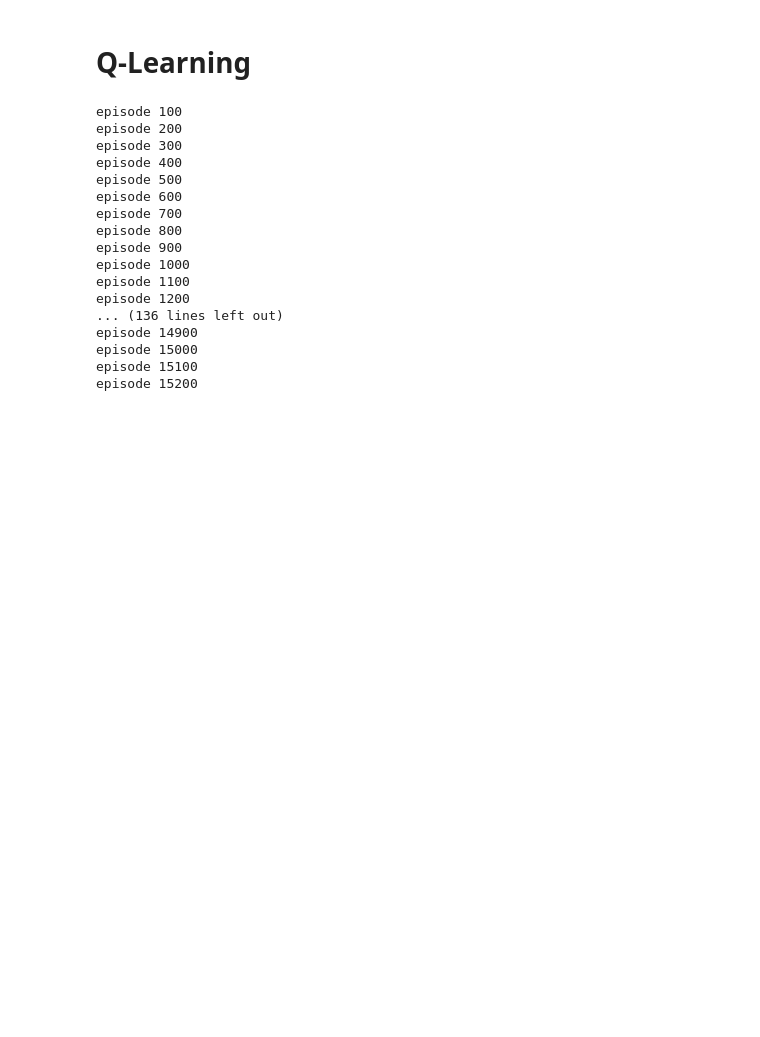
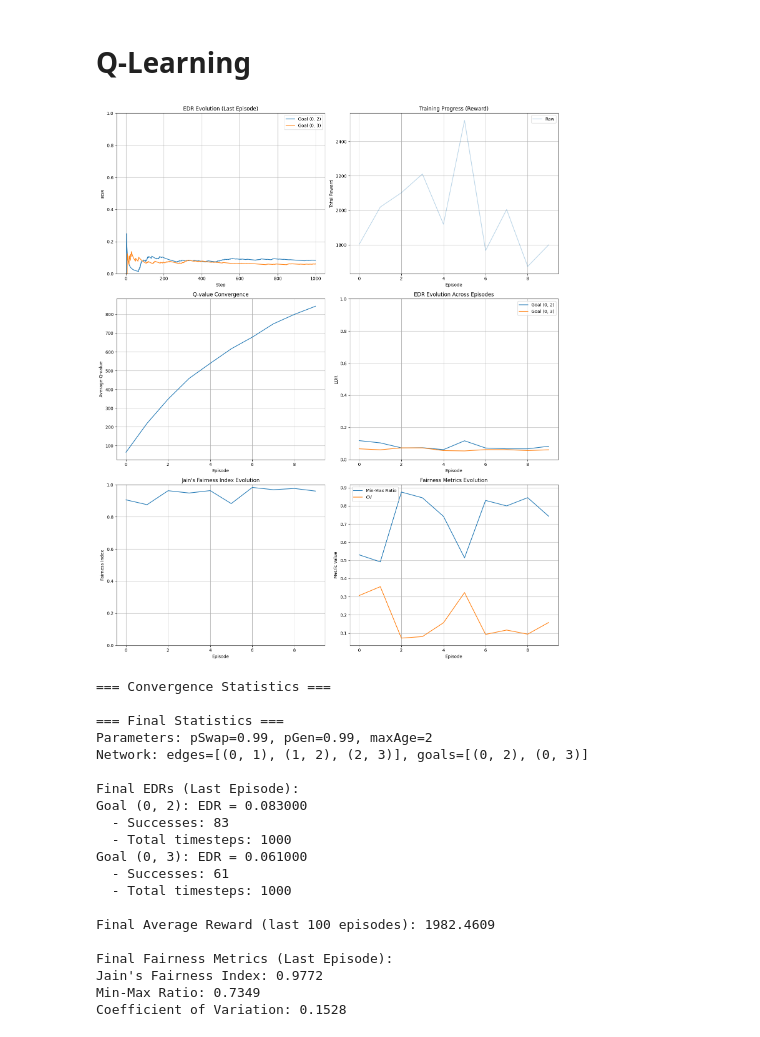
Before and after one commit to Berat03/quantumScheduling, a Jupyter notebook: new/extendedQLearningPolicy.ipynb, the cells around one changed output. Drawn from its saved outputs; the diff is of its cells as text; code cells hidden in the pictures; blank space fills up the shorter version.

```diff
--- a/new/extendedQLearningPolicy.ipynb
+++ b/new/extendedQLearningPolicy.ipynb
@@ -230,14 +230,14 @@ def getImmediateReward(achieved_goals, goal_success_counts, total_timesteps):
             num_edges = abs(end - start)
             instant_rate = pSwap ** (num_edges - 1)
 
-            edr = max(0.0001, goal_success_counts[goal_edge] / max(1, total_timesteps))
+            #edr = max(0.0001, goal_success_counts[goal_edge] / max(1, total_timesteps))
+            edr = goal_success_counts[goal_edge] / max(1, total_timesteps) + 0.001
 
             if instant_rate > 0 and edr > 0:
                 total_reward += instant_rate / edr
     return total_reward
 
 def calculate_fairness_metrics(edrs):
-    """Calculate various fairness metrics for the given EDRs"""
     if not edrs:
         return 0, 0, 0
 
@@ -261,18 +261,17 @@ def calculate_fairness_metrics(edrs):
     return jains_index, min_max_ratio, cv
 
 class QuantumNetworkQLearning:
-    def __init__(self, edges, goalEdges, all_transitions, pSwap, pGen, maxAge):
+    def __init__(self, edges, goalEdges, all_transitions, pSwap, pGen, maxAge, alpha, gamma, epsilon):
         self.edges = edges
         self.goalEdges = goalEdges
         self.all_transitions = all_transitions
         self.pSwap = pSwap
         self.pGen = pGen
         self.maxAge = maxAge
-
         # Q-learning parameters
-        self.alpha = 0.1
-        self.gamma = 0.98
-        self.epsilon = 0.3
+        self.alpha = alpha
+        self.gamma = gamma
+        self.epsilon = epsilon
 
         # Initialize Q-table using your transition structure
         self.Q = defaultdict(lambda: defaultdict(float))
@@ -498,11 +497,22 @@ class QuantumNetworkQLearning:
                 print(f"CV: {np.mean(self.fairness_history['cv'][-window:]):.4f}")
 
 # Example usage
-edges = [(0, 1), (1, 2), (2, 3), (3,4)]
-goalEdges = [(0, 2), (1, 4)]
+edges = [(0, 1), (1, 2), (2, 3), (3,4), (3, 5)]
+goalEdges = [(0, 4), (4, 5)]
 pSwap = 0.8
 pGen = 0.8
 maxAge = 2
+alpha = 0.3
+gamma = 0.99
+epsilon = 0.2 # DEcay?
+
+
+edges = [(0, 1), (1, 2), (2, 3)]
+goalEdges = [(0, 2), (0, 3)]
+pSwap = 0.99
+pGen = 0.99
+maxAge = 2
+
 
 # First generate all transitions using your existing code
 all_transitions = generateAllStateTransitions(edges, goalEdges, pSwap, pGen, maxAge)
@@ -513,49 +523,56 @@ agent = QuantumNetworkQLearning(
     goalEdges=goalEdges,
     all_transitions=all_transitions,
     pSwap=pSwap,
     pGen=pGen,
-    maxAge=maxAge
+    maxAge=maxAge,
+    alpha = alpha,
+    gamma = gamma,
+    epsilon = epsilon
 )
-agent.train(num_episodes=100000, max_steps=3000)
+agent.train(num_episodes=10, max_steps=1000)
 agent.plot_results()
 
 # Print final statistics
 print("\n=== Final Statistics ===")
 print(f"Parameters: pSwap={pSwap}, pGen={pGen}, maxAge={maxAge}")
 print(f"Network: edges={edges}, goals={goalEdges}")
 
 print("\nFinal EDRs (Last Episode):")
 total_timesteps = len(next(iter(agent.edr_history.values())))
 for goal in agent.goalEdges:
     final_edr = agent.goal_success_counts[goal] / total_timesteps
     print(f"Goal {goal}: EDR = {final_edr:.6f}")
     print(f"  - Successes: {agent.goal_success_counts[goal]}")
     print(f"  - Total timesteps: {total_timesteps}")
 
 print(f"\nFinal Average Reward (last 100 episodes): {np.mean(agent.reward_history[-100:]):.4f}")
 
 # Print final fairness metrics
 final_edrs = {goal: agent.goal_success_counts[goal] / total_timesteps for goal in agent.goalEdges}
 jains, minmax, cv = calculate_fairness_metrics(final_edrs)
 print("\nFinal Fairness Metrics (Last Episode):")
 print(f"Jain's Fairness Index: {jains:.4f}")
 print(f"Min-Max Ratio: {minmax:.4f}")
 print(f"Coefficient of Variation: {cv:.4f}")
 # %% [output]
+[figure, added]
-episode 100
-episode 200
-episode 300
-episode 400
-episode 500
-episode 600
-episode 700
-episode 800
-episode 900
-episode 1000
-episode 1100
-episode 1200
-... (136 lines left out)
-episode 14900
-episode 15000
-episode 15100
-episode 15200
+=== Convergence Statistics ===
+
+=== Final Statistics ===
+Parameters: pSwap=0.99, pGen=0.99, maxAge=2
+Network: edges=[(0, 1), (1, 2), (2, 3)], goals=[(0, 2), (0, 3)]
+
+Final EDRs (Last Episode):
+Goal (0, 2): EDR = 0.083000
+  - Successes: 83
+  - Total timesteps: 1000
+Goal (0, 3): EDR = 0.061000
+  - Successes: 61
+  - Total timesteps: 1000
+
+Final Average Reward (last 100 episodes): 1982.4609
+
+Final Fairness Metrics (Last Episode):
+Jain's Fairness Index: 0.9772
+Min-Max Ratio: 0.7349
+Coefficient of Variation: 0.1528
```
Also changed, not shown: 7 other files.
